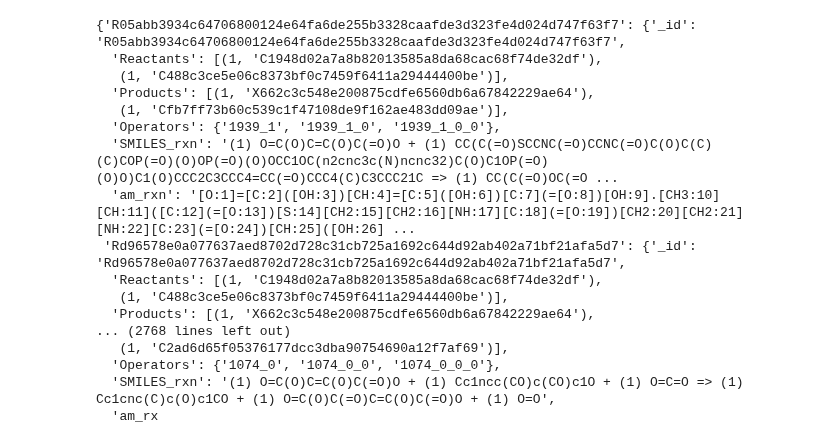
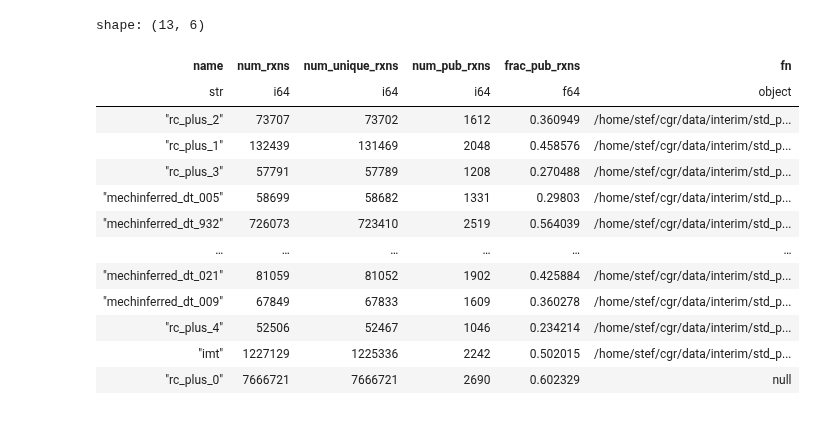
Before and after one commit to stefanpate/coarse-grain-rxns, a Jupyter notebook: notebooks/time_split_rule_generative_performance.ipynb, the cells around one changed output. Saved outputs shown, nothing was run; the diff lists cells and outputs as text; code cells hidden in the pictures.

```diff
--- a/notebooks/time_split_rule_generative_performance.ipynb
+++ b/notebooks/time_split_rule_generative_performance.ipynb
@@ -54,21 +37,50 @@ Took 3.3170435428619385
-# %%
-
-exp.reactions
-# %% [output]
-{'R05abb3934c64706800124e64fa6de255b3328caafde3d323fe4d024d747f63f7': {'_id': 'R05abb3934c64706800124e64fa6de255b3328caafde3d323fe4d024d747f63f7',
-  'Reactants': [(1, 'C1948d02a7a8b82013585a8da68cac68f74de32df'),
-   (1, 'C488c3ce5e06c8373bf0c7459f6411a29444400be')],
-  'Products': [(1, 'X662c3c548e200875cdfe6560db6a67842229ae64'),
-   (1, 'Cfb7ff73b60c539c1f47108de9f162ae483dd09ae')],
-  'Operators': {'1939_1', '1939_1_0', '1939_1_0_0'},
-  'SMILES_rxn': '(1) O=C(O)C=C(O)C(=O)O + (1) CC(C(=O)SCCNC(=O)CCNC(=O)C(O)C(C)(C)COP(=O)(O)OP(=O)(O)OCC1OC(n2cnc3c(N)ncnc32)C(O)C1OP(=O)(O)O)C1(O)CCC2C3CCC4=CC(=O)CCC4(C)C3CCC21C => (1) CC(C(=O)OC(=O ...
-  'am_rxn': '[O:1]=[C:2]([OH:3])[CH:4]=[C:5]([OH:6])[C:7](=[O:8])[OH:9].[CH3:10][CH:11]([C:12](=[O:13])[S:14][CH2:15][CH2:16][NH:17][C:18](=[O:19])[CH2:20][CH2:21][NH:22][C:23](=[O:24])[CH:25]([OH:26] ...
- 'Rd96578e0a077637aed8702d728c31cb725a1692c644d92ab402a71bf21afa5d7': {'_id': 'Rd96578e0a077637aed8702d728c31cb725a1692c644d92ab402a71bf21afa5d7',
-  'Reactants': [(1, 'C1948d02a7a8b82013585a8da68cac68f74de32df'),
-   (1, 'C488c3ce5e06c8373bf0c7459f6411a29444400be')],
-  'Products': [(1, 'X662c3c548e200875cdfe6560db6a67842229ae64'),
-... (2768 lines left out)
-   (1, 'C2ad6d65f05376177dcc3dba90754690a12f7af69')],
-  'Operators': {'1074_0', '1074_0_0', '1074_0_0_0'},
-  'SMILES_rxn': '(1) O=C(O)C=C(O)C(=O)O + (1) Cc1ncc(CO)c(CO)c1O + (1) O=C=O => (1) Cc1cnc(C)c(O)c1CO + (1) O=C(O)C(=O)C=C(O)C(=O)O + (1) O=O',
-  'am_rx
+# %%
+metrics = []
+for fn in (Path(cfg.interim_data) / "std_pickaxe_rxns").glob("*.parquet"):
+    _name = find_between_rules(fn.stem)
+
+    maps = pl.read_parquet(
+        Path(cfg.raw_data) / "mappings" / f"mapped_known_reactions_x_{_name}_rules_before_{cutoff_date}.parquet"
+    )
+
+    pred = pl.read_parquet(fn)
+    _n_pub_recovered = maps.join(pub, left_on="rxn_id", right_on="id", how="inner").shape[0]
+    metrics.append(
+        {
+            "name": _name,
+            "num_rxns": len(pred),
+            "num_unique_rxns": pred["std_rxn"].n_unique(),
+            "num_pub_rxns": _n_pub_recovered,
+            "frac_pub_rxns": _n_pub_recovered / tot_pub_rxns,
+            "fn": fn,
+        }
+    )
+
+metrics.append(
+    {
+        "name": "rc_plus_0",
+        "num_rxns": 7666721,
+        "num_unique_rxns": 7666721,
+        "num_pub_rxns": 2690,
+        "frac_pub_rxns": 2690 / tot_pub_rxns,
+         "fn": None,
+    }
+)
+
+metrics = pl.DataFrame(metrics)
+metrics.head(13)
+# %% [output]
+shape: (13, 6)
+| name | num_rxns | num_unique_rxns | num_pub_rxns | frac_pub_rxns | fn |
+| str | i64 | i64 | i64 | f64 | object |
+| "rc_plus_2" | 73707 | 73702 | 1612 | 0.360949 | /home/stef/cgr/data/interim/std_p... |
+| "rc_plus_1" | 132439 | 131469 | 2048 | 0.458576 | /home/stef/cgr/data/interim/std_p... |
+| "rc_plus_3" | 57791 | 57789 | 1208 | 0.270488 | /home/stef/cgr/data/interim/std_p... |
+| "mechinferred_dt_005" | 58699 | 58682 | 1331 | 0.29803 | /home/stef/cgr/data/interim/std_p... |
+| "mechinferred_dt_932" | 726073 | 723410 | 2519 | 0.564039 | /home/stef/cgr/data/interim/std_p... |
+| … | … | … | … | … | … |
+| "mechinferred_dt_021" | 81059 | 81052 | 1902 | 0.425884 | /home/stef/cgr/data/interim/std_p... |
+| "mechinferred_dt_009" | 67849 | 67833 | 1609 | 0.360278 | /home/stef/cgr/data/interim/std_p... |
+| "rc_plus_4" | 52506 | 52467 | 1046 | 0.234214 | /home/stef/cgr/data/interim/std_p... |
+| "imt" | 1227129 | 1225336 | 2242 | 0.502015 | /home/stef/cgr/data/interim/std_p... |
+| "rc_plus_0" | 7666721 | 7666721 | 2690 | 0.602329 | null |
```
Also changed, not shown: parts of 7 cells of this notebook, 1 other file.
